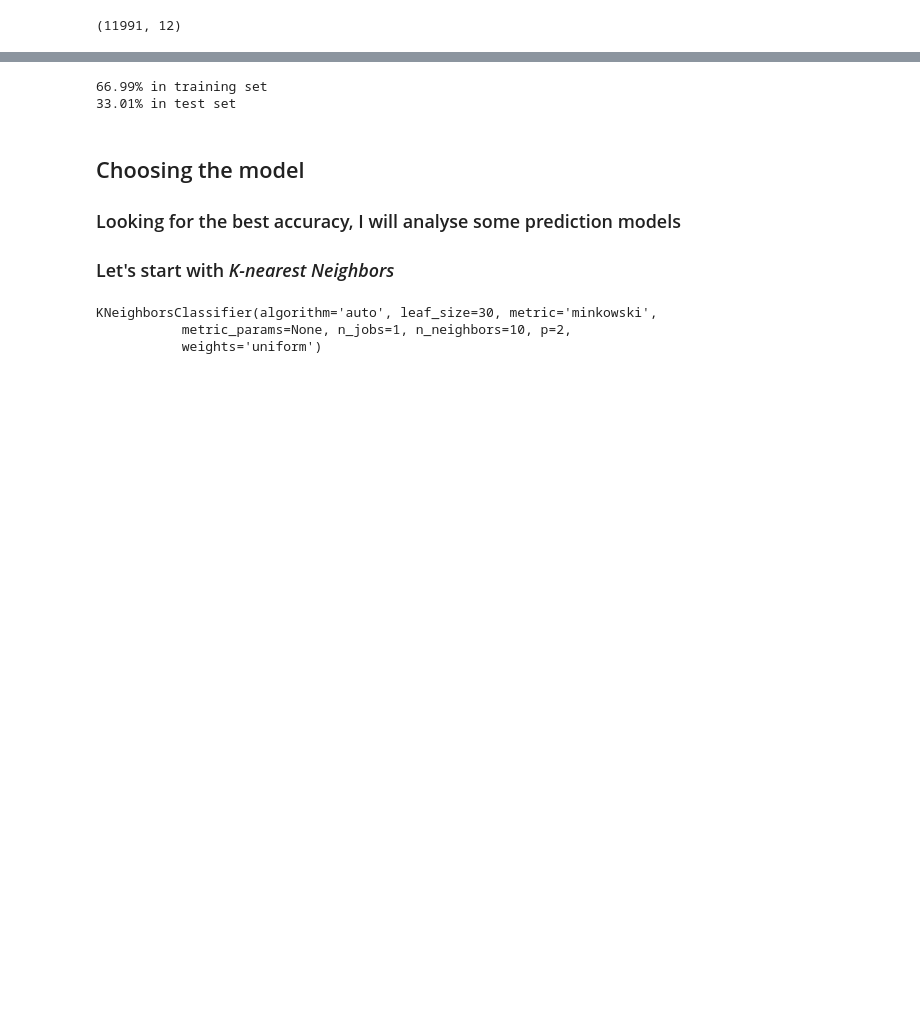
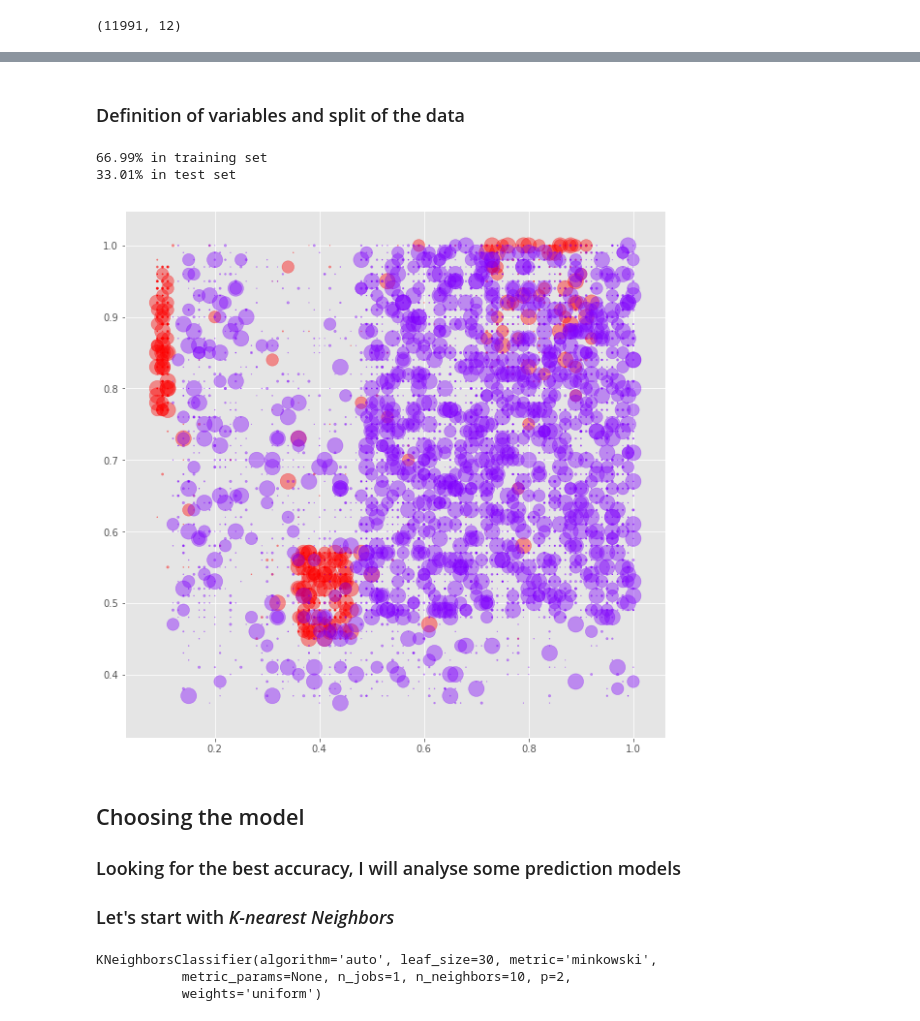
Before and after one commit to MariaGamero/TFM-ReasonsforEmployeeTurnover, a Jupyter notebook: 3.MachineLearning.ipynb, the cells around one changed output, grey strips where cells are left out. Cells and saved outputs as stored; diff of their text form; code cells hidden in the pictures; blank space fills up the shorter version.

```diff
--- a/3.MachineLearning.ipynb
+++ b/3.MachineLearning.ipynb
@@ -7,6 +7,10 @@ There is a problem of classification where what I am looking for is to identifyi
 # %%
 import pandas as pd
 import numpy as np
+import matplotlib.pyplot as plt
+plt.style.use('ggplot')
+import seaborn as sns
+%matplotlib inline
 # %% [markdown]
 ### Load Data
 # %%
@@ -218,5 +228,7 @@ Index(['satisfaction_level', 'last_evaluation', 'number_project',
        'promotion_last_5years', 'high', 'low', 'medium', 'department_numeric',
        'left'],
       dtype='object')
+# %% [markdown]
+### Definition of variables and split of the data
 # %%
 x=df_numeric[['satisfaction_level', 'last_evaluation', 'number_project',
@@ -239,3 +249,15 @@ print("{0:0.2f}% in test set".format((len(x_test)/len(df_numeric.index)) * 100))
+# %%
+#Graph
+
+X = df_numeric[['satisfaction_level', 'last_evaluation', 'number_project',
+       'average_montly_hours', 'time_spend_company', 'work_accident',
+       'promotion_last_5years', 'high', 'low', 'medium', 'department_numeric']].values
+y = df_numeric['left']
+plt.figure(figsize=(10,10))
+plt.scatter(X[:,0],X[:,1],X[:2],c=y,cmap="rainbow",alpha=0.4)
+plt.show()
+# %% [output]
+[figure, added]
 # %% [markdown]
 ## Choosing the model
 
```
Also changed, not shown: parts of 31 cells of this notebook.
